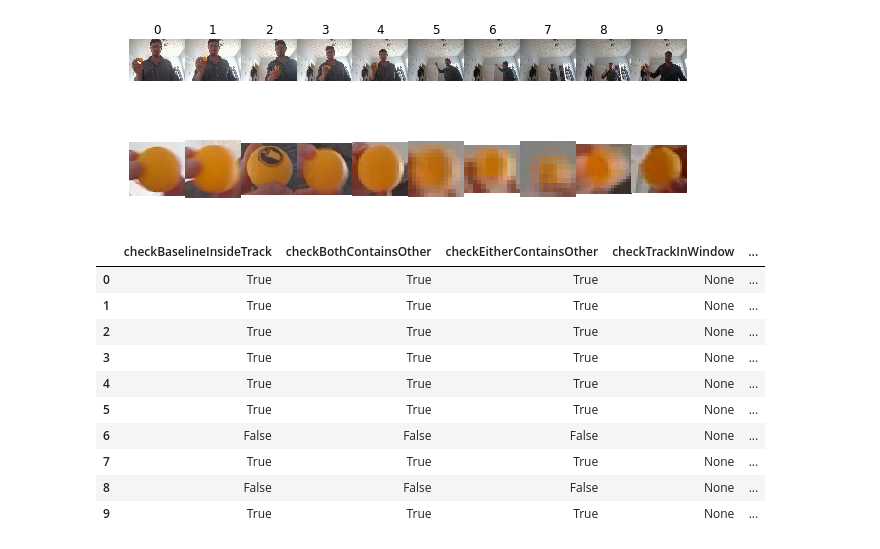
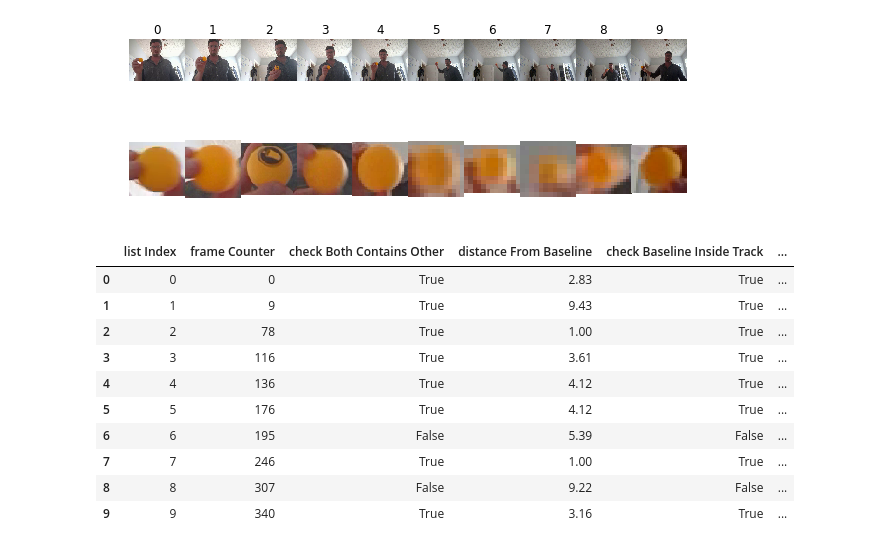
Before and after one commit to sutt/ppd, a Jupyter notebook: books/eval-data-1.ipynb, the cells around one changed output. Drawn from its saved outputs; the diff is of its cells as text; code cells hidden in the pictures.

Commit message:
adding display helper functions for EvalDataset

```diff
--- a/books/eval-data-1.ipynb
+++ b/books/eval-data-1.ipynb
@@ -65,18 +67,19 @@ tracker.setAlgoEnum(1)
 # %%
 evData = EvalDataset()
-# %%
-my_df = evData.buildDataset(listGS, tracker)
-
-my_df
-# %% [output]
-|  | checkBaselineInsideTrack | checkBothContainsOther | checkEitherContainsOther | checkTrackInWindow | ... |
-| 0 | True | True | True | None | ... |
-| 1 | True | True | True | None | ... |
-| 2 | True | True | True | None | ... |
-| 3 | True | True | True | None | ... |
-| 4 | True | True | True | None | ... |
-| 5 | True | True | True | None | ... |
-| 6 | False | False | False | None | ... |
-| 7 | True | True | True | None | ... |
-| 8 | False | False | False | None | ... |
-| 9 | True | True | True | None | ... |
+# %%
+evData.buildDataset(listGS, tracker)
+
+# view prettified output
+evData.getDatasetDisplay()
+# %% [output]
+|  | list Index | frame Counter | check Both Contains Other | distance From Baseline | check Baseline Inside Track | ... |
+| 0 | 0 | 0 | True | 2.83 | True | ... |
+| 1 | 1 | 9 | True | 9.43 | True | ... |
+| 2 | 2 | 78 | True | 1.00 | True | ... |
+| 3 | 3 | 116 | True | 3.61 | True | ... |
+| 4 | 4 | 136 | True | 4.12 | True | ... |
+| 5 | 5 | 176 | True | 4.12 | True | ... |
+| 6 | 6 | 195 | False | 5.39 | False | ... |
+| 7 | 7 | 246 | True | 1.00 | True | ... |
+| 8 | 8 | 307 | False | 9.22 | False | ... |
+| 9 | 9 | 340 | True | 3.16 | True | ... |
```
Also changed, not shown: parts of 2 cells of this notebook, 3 other files.
